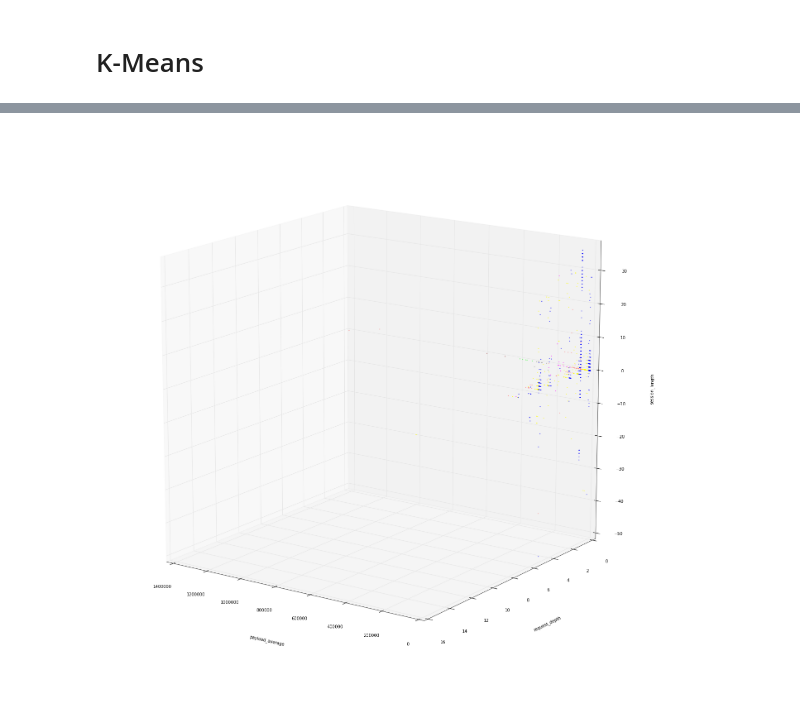
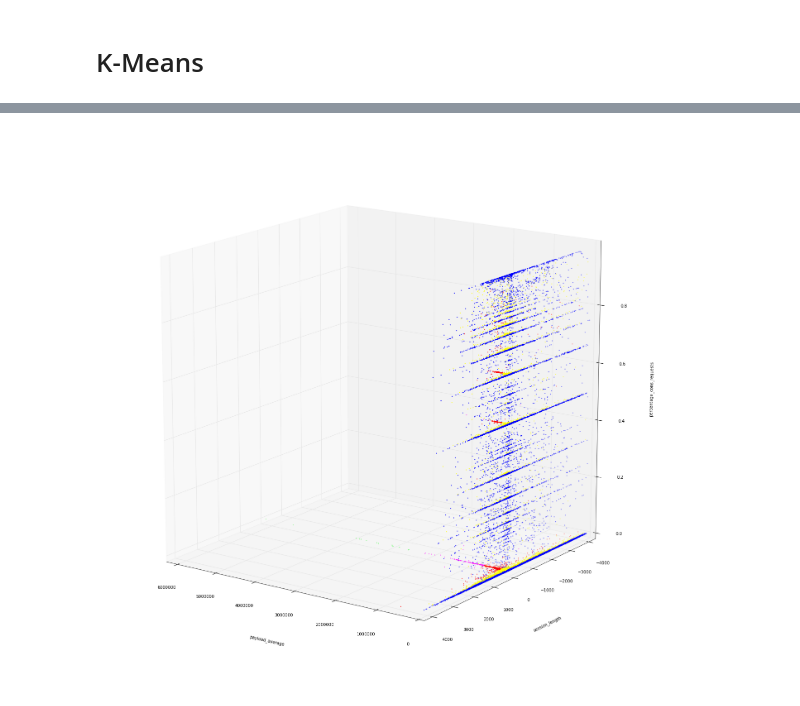
Before and after one commit to equalitie/BotHound, a Jupyter notebook: ipython/Clustering.ipynb, the cells around one changed output, grey strips where cells are left out. Saved outputs shown, nothing was run; the diff lists cells and outputs as text; code cells hidden in the pictures.

```diff
--- a/ipython/Clustering.ipynb
+++ b/ipython/Clustering.ipynb
@@ -21,16 +21,16 @@ import matplotlib.pyplot as plt
 
 
 features = [
-           #"request_interval", #0
-            #"ua_change_rate",#1
-            "html2image_ratio",#2
-            #"variance_request_interval",#3
-            "payload_average",#4
-            #"error_rate",#5
-            "request_depth",#6
-            #"request_depth_std",#7
-            "session_length",#8
-            #"percentage_cons_requests",#9
+            "request_interval", #1
+            #"ua_change_rate",#2
+            "html2image_ratio",#3
+            "variance_request_interval",#4
+            #"payload_average",#5
+            #"error_rate",#6
+            #"request_depth",#7
+            #"request_depth_std",#8
+            "session_length",#9
+            #"percentage_cons_requests",#10
             ]
 columns = []
 for f in features:
@@ -103,19 +72,2 @@ X = pca.transform(X)
-# %%
-from sklearn.cluster import DBSCAN
-from sklearn import metrics
-
-# Compute DBSCAN
-db = DBSCAN(eps=0.3, min_samples=20).fit(X)
-
-core_samples_mask = np.zeros_like(db.labels_, dtype=bool)
-core_samples_mask[db.core_sample_indices_] = True
-labels = db.labels_
-
-# Number of clusters in labels, ignoring noise if present.
-num_clusters = len(set(labels)) - (1 if -1 in labels else 0)
-
-print('Estimated number of clusters: %d' % num_clusters)
-
-#plt.hist(labels, bins = num_clusters+1)
 # %% [markdown]
 # K-Means
@@ -291,4 +250,4 @@ Num clusters: 8
 # %%
-plot3([1,2,3])
+plot3([1,3,4])
 # %% [output]
-[figure, old version]
+[figure, new version]
```
Also changed, not shown: parts of 7 cells of this notebook, 2 other files.
